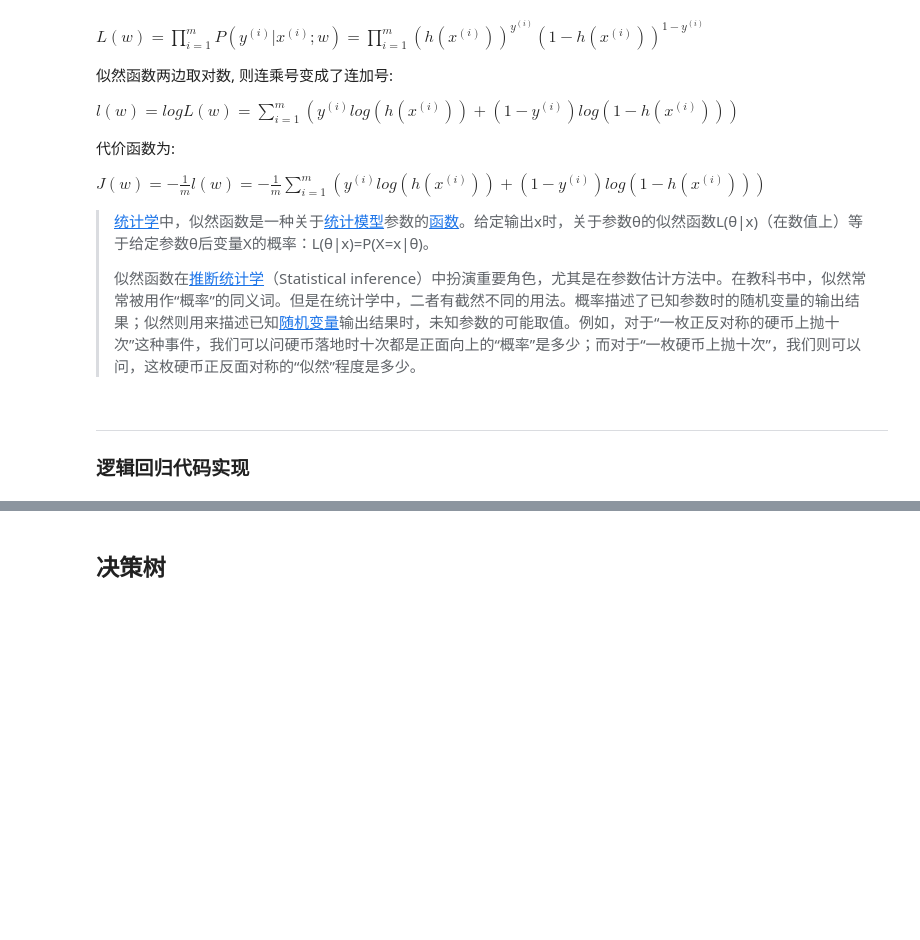
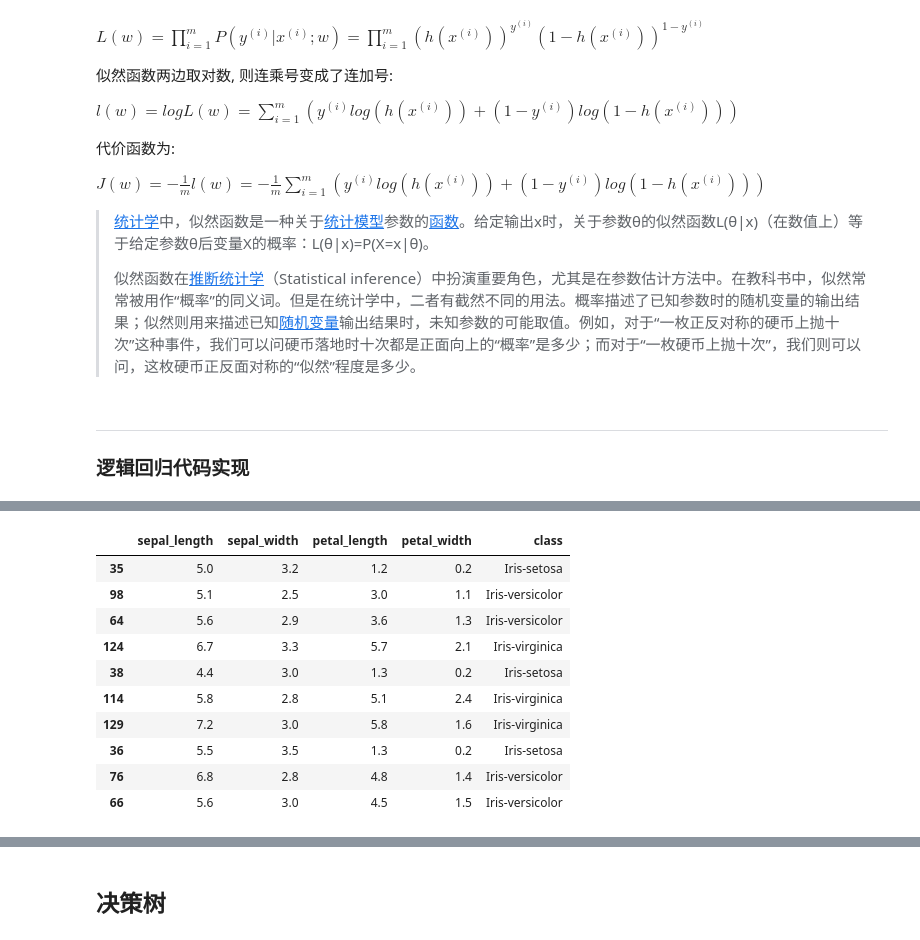
Before and after one commit to Ayusummer/CourseNotes, a Jupyter notebook: 机器学习/实验1_典型监督学习方法分类实践及比较分析/实验1_典型监督学习方法分类实践及比较分析.ipynb, the cells around one changed output, grey strips where cells are left out. Drawn from its saved outputs; the diff is of its cells as text; code cells hidden in the pictures; blank space fills up the shorter version.

```diff
--- a/机器学习/实验1_典型监督学习方法分类实践及比较分析/实验1_典型监督学习方法分类实践及比较分析.ipynb
+++ b/机器学习/实验1_典型监督学习方法分类实践及比较分析/实验1_典型监督学习方法分类实践及比较分析.ipynb
@@ -209,0 +217,18 @@ $J(w) = - \frac{1}{m} l(w) = - \frac{1}{m} \sum_{i=1}^m{( y^{(i)} log( h(x^{(i)}
+# %%
+import pandas as pd
+
+# load the training dataset
+data = pd.read_csv('iris.data')
+data.sample(10)
+# %% [output]
+|  | sepal_length | sepal_width | petal_length | petal_width | class |
+| 35 | 5.0 | 3.2 | 1.2 | 0.2 | Iris-setosa |
+| 98 | 5.1 | 2.5 | 3.0 | 1.1 | Iris-versicolor |
+| 64 | 5.6 | 2.9 | 3.6 | 1.3 | Iris-versicolor |
+| 124 | 6.7 | 3.3 | 5.7 | 2.1 | Iris-virginica |
+| 38 | 4.4 | 3.0 | 1.3 | 0.2 | Iris-setosa |
+| 114 | 5.8 | 2.8 | 5.1 | 2.4 | Iris-virginica |
+| 129 | 7.2 | 3.0 | 5.8 | 1.6 | Iris-virginica |
+| 36 | 5.5 | 3.5 | 1.3 | 0.2 | Iris-setosa |
+| 76 | 6.8 | 2.8 | 4.8 | 1.4 | Iris-versicolor |
+| 66 | 5.6 | 3.0 | 4.5 | 1.5 | Iris-versicolor |
```
Also changed, not shown: parts of 10 cells of this notebook.
